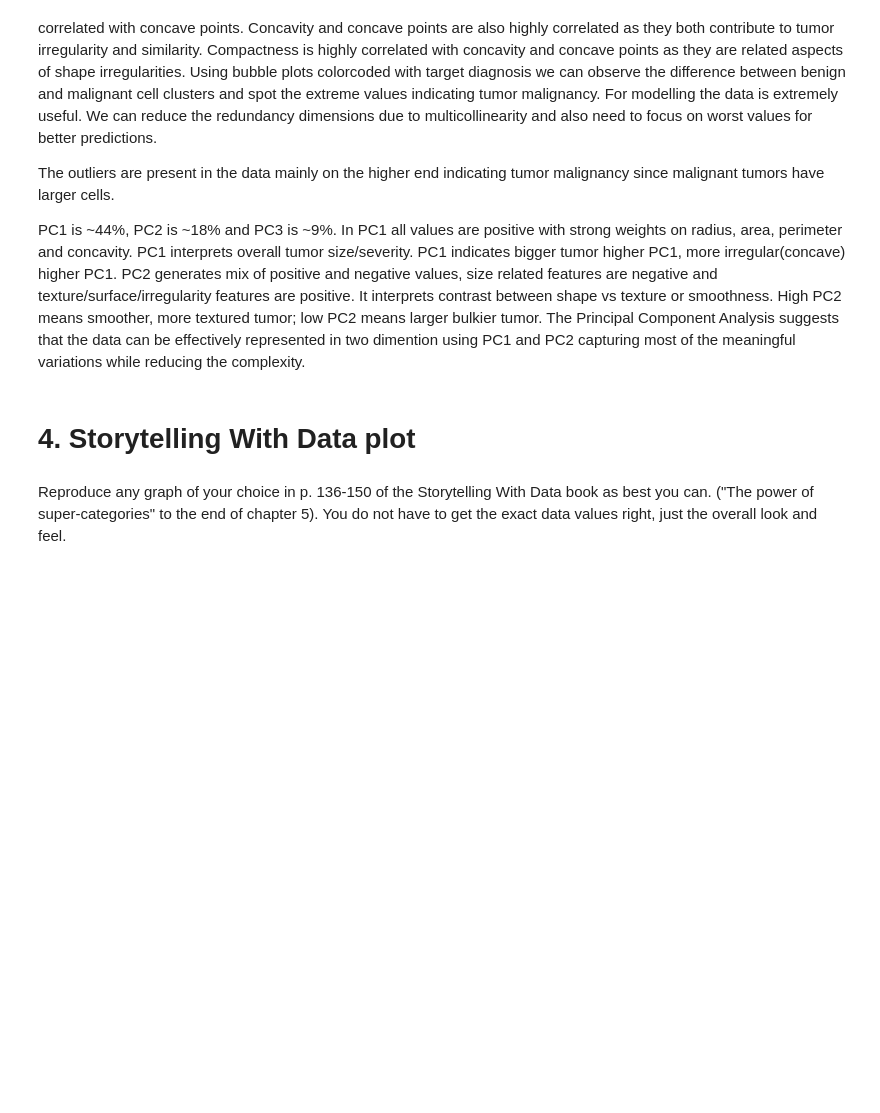
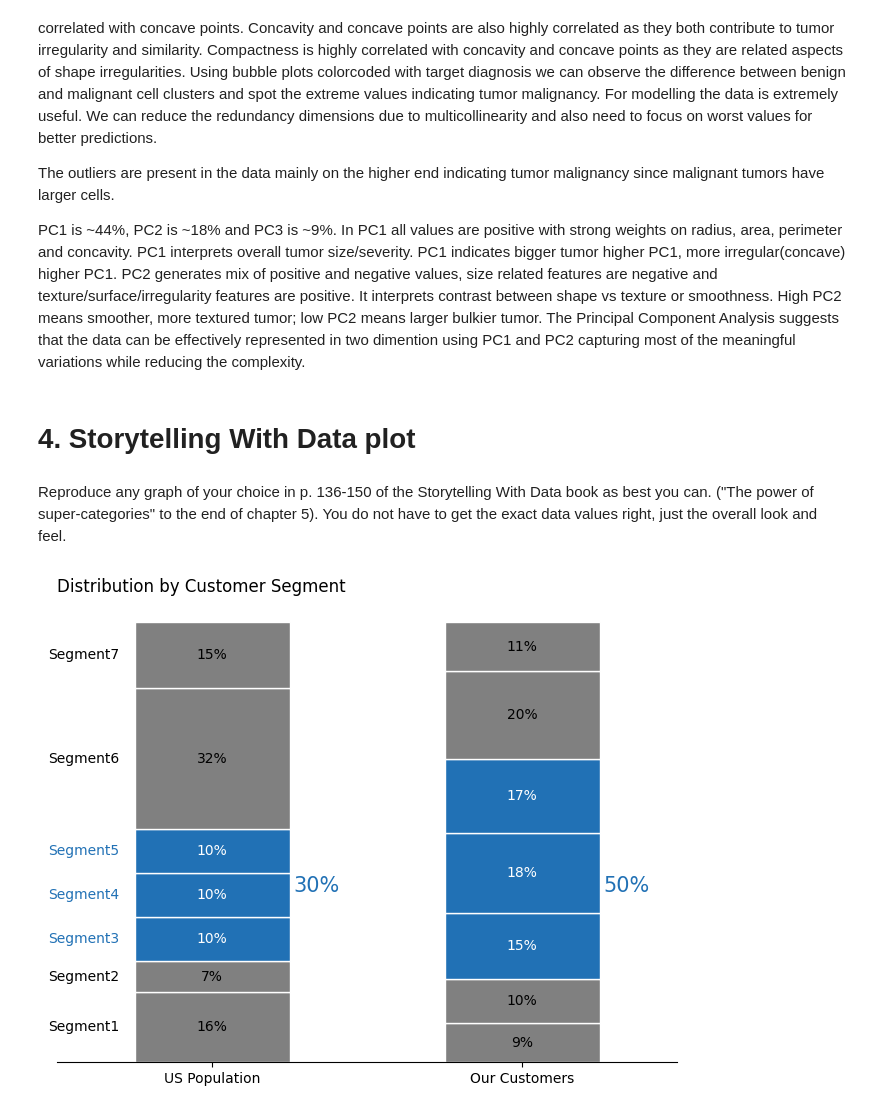
Before and after one commit to Jbaner/Module-B-semester-2, a Jupyter notebook: Week9.ipynb, the cells around one changed output. Saved outputs shown, nothing was run; the diff lists cells and outputs as text; code cells hidden in the pictures; blank space fills up the shorter version.

```diff
--- a/Week9.ipynb
+++ b/Week9.ipynb
@@ -223,3 +223,63 @@ PC1 is ~44%, PC2 is ~18% and PC3 is ~9%. In PC1 all values are positive with str
 # 4. Storytelling With Data plot
 # %% [markdown]
 Reproduce any graph of your choice in p. 136-150 of the Storytelling With Data book as best you can. ("The power of super-categories" to the end of chapter 5). You do not have to get the exact data values right, just the overall look and feel.
+# %%
+#5.13 Asthetic Design
+#creating dataset
+df_customer=pd.DataFrame({"Segment": ["Segment1","Segment2","Segment3","Segment4","Segment5","Segment6","Segment7"],
+    "US Population":[16,7,10,10,10,32,15],
+    "Our Customers": [9,10,15,18,17,20,11]})
+#index
+df_customer=df_customer.set_index("Segment")
+
+#Transpose
+df_customer2=df_customer.T
+
+#plot the stacked bar and add color coding as shown in the book
+c= ["#2171B5" if col in ["Segment3", "Segment4","Segment5"] else 'gray' for col in df_customer2.columns ]
+df_customer2.plot(kind='bar', stacked='True', figsize=(8,6), color=c, edgecolor='white', linewidth=1)
+
+#to remove the spines as shown in the book
+ax=plt.gca()
+ax.spines["right"].set_visible(False)
+ax.spines["top"].set_visible(False)
+ax.spines["left"].set_visible(False)
+
+plt.title("Distribution by Customer Segment", loc="left")
+plt.legend().set_visible(False)
+plt.xticks(rotation=0)
+#to remove the y ticks as shown in the book
+ax.yaxis.set_ticks([])
+
+#Add total values for highlighted 3 segments as shown in the book
+ax.text(0.41, 40, '30%', ha='right',
+              va='center', fontsize=15, color='#2171B5')
+
+ax.text(1.41, 40, '50%', ha='right',
+              va='center', fontsize=15, color='#2171B5')
+
+#add values inside stacked bar with color coding as shown in the book
+for i, row in enumerate(df_customer2.values):
+  sum=0
+  for j, value in enumerate(row):
+    s=df_customer2.columns[j]
+    clr= "white" if s in ["Segment3", "Segment4","Segment5"]  else "black"
+  #for value in row:
+    ax.text(i, sum+value/2, f'{value:.0f}%', ha='center',va='center',fontsize=10, color=clr)
+    sum +=value
+
+#Add segments labels with color coding as shown in the book
+for i, row in enumerate(df_customer2.values):
+  if i==0:
+    count = 0
+    for j, value in enumerate(row):
+      col= df_customer2.columns[j]
+      clr= "#2171B5" if col in ["Segment3", "Segment4","Segment5"]  else "black"
+
+      ax.text(-0.3, count+value/2, df_customer2.columns[j], ha='right',
+              va='center', fontsize=10, color=clr)
+      count +=value
+
+plt.show()
+# %% [output]
+[figure, added]
```
